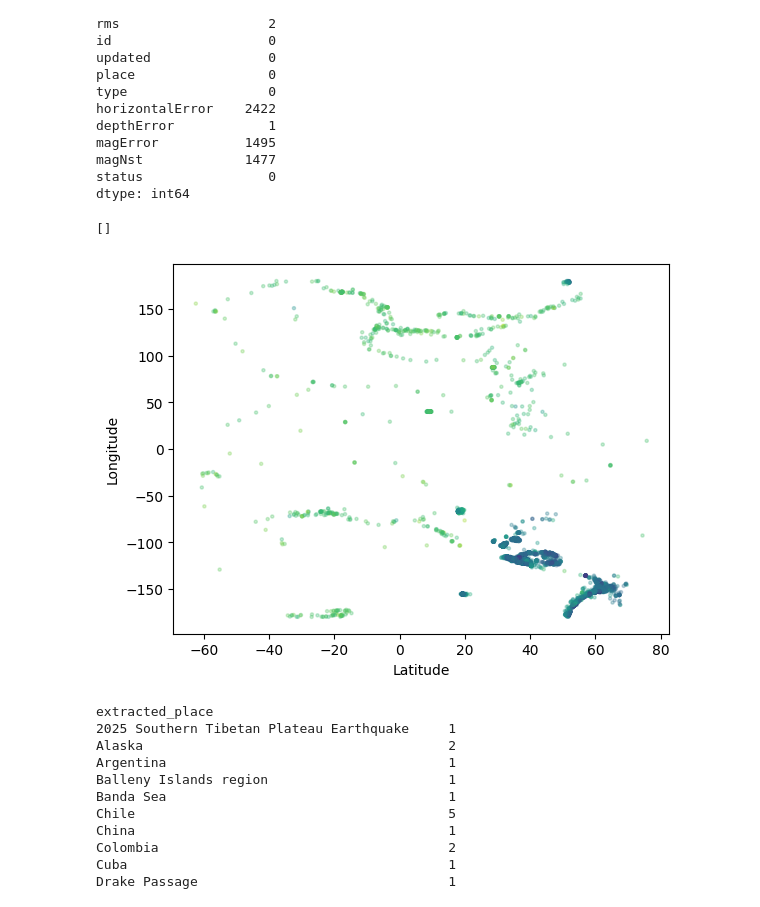
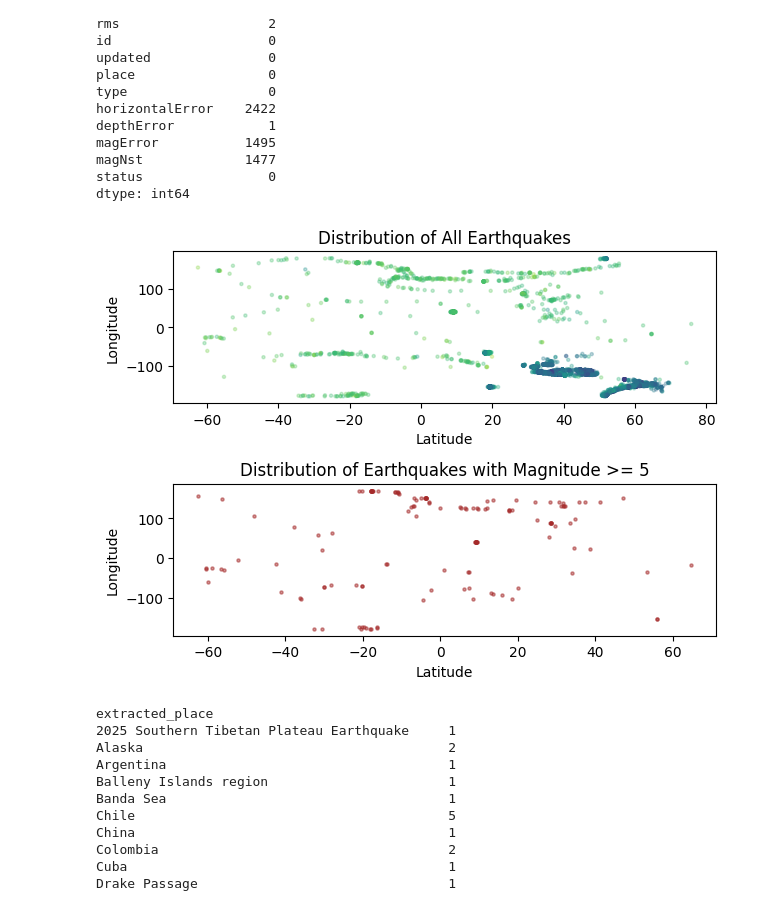
Before and after one commit to pkdc/earthquake-data-analysis, a Jupyter notebook: earthquake.ipynb, the cells around one changed output. Cells and saved outputs as stored; diff of their text form; code cells hidden in the pictures.

Commit message:
Added Distribution of Earthquakes with Mag >= 5

```diff
--- a/earthquake.ipynb
+++ b/earthquake.ipynb
@@ -79,20 +79,30 @@ dtype: int64
 # %%
 lat = earthquake_data['latitude']
 lng = earthquake_data['longitude']
 mag = earthquake_data['mag']
 
-fig, ax = plt.subplots()
-eq_scatter = ax.scatter(lat, lng, s=5, c=mag, marker='o', cmap='viridis', alpha=0.3)
+fig, ax = plt.subplots(2,1)
+eq_scatter = ax[0].scatter(lat, lng, s=5, c=mag, marker='o', cmap='viridis', alpha=0.3)
 
 # cbar =
-ax.set_xlabel('Latitude')
-ax.set_ylabel('Longitude')
+ax[0].set_title('Distribution of All Earthquakes')
+ax[0].set_xlabel('Latitude')
+ax[0].set_ylabel('Longitude')
 # ax.legend()
+ax[0].plot()
 
-ax.plot()
+earthquake_data_above_eq_5 = earthquake_data[earthquake_data['mag'] >= 5]
+lat_above_eq_5 = earthquake_data_above_eq_5['latitude']
+lng_above_eq_5 = earthquake_data_above_eq_5['longitude']
+eq_above_equal_5_scatter = ax[1].scatter(lat_above_eq_5, lng_above_eq_5, s=5, c='brown', marker='o', alpha=0.5)
+ax[1].set_title('Distribution of Earthquakes with Magnitude >= 5')
+ax[1].set_xlabel('Latitude')
+ax[1].set_ylabel('Longitude')
+
+ax[1].plot()
+plt.tight_layout()
 # %% [output]
-[]
-[figure, old version]
+[figure, new version]
 # %%
 import re
 
```
Also changed, not shown: parts of 2 cells of this notebook.
